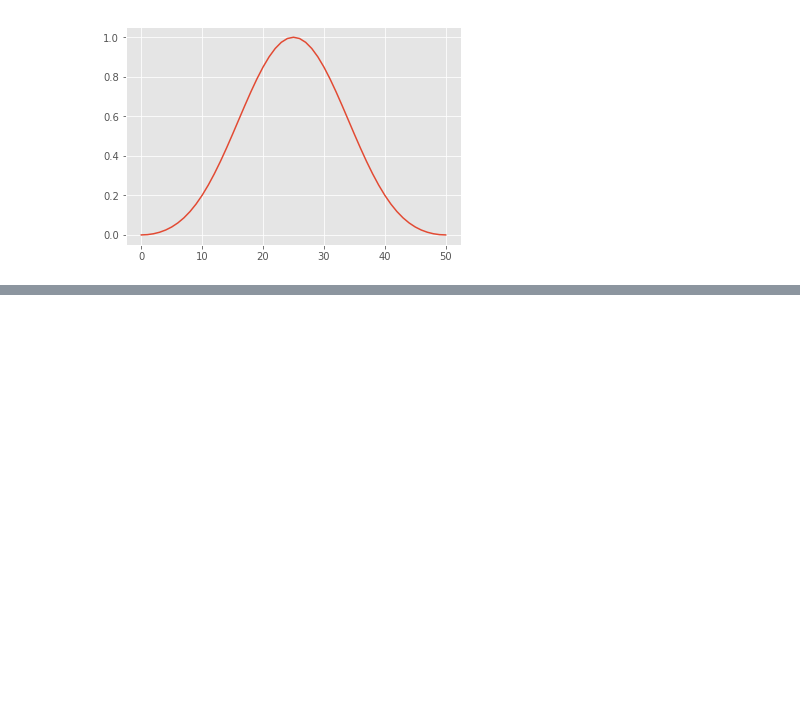
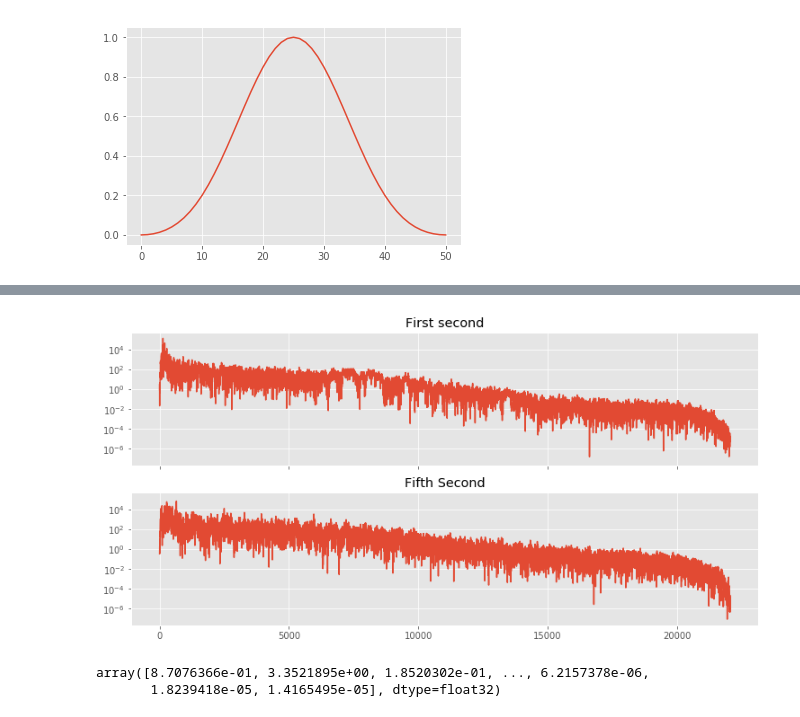
Before and after one commit to mcstanle/freezam, a Jupyter notebook: notebooks/exploring_some_audio_data.ipynb, the cells around one changed output, grey strips where cells are left out. Saved outputs shown, nothing was run; the diff lists cells and outputs as text; code cells hidden in the pictures; blank space fills up the shorter version.

```diff
--- a/notebooks/exploring_some_audio_data.ipynb
+++ b/notebooks/exploring_some_audio_data.ipynb
@@ -102,0 +148,18 @@ f, pxx_den = signal.periodogram(data_sub, fs=fs)
+# %%
+# plot these two side by side
+fig, ax = plt.subplots(2, 1, sharex=True, sharey=True, figsize=(12.5, 6))
+
+ax[0].semilogy(f_1, pxx_den_1)
+ax[0].set_title('First second')
+
+ax[1].semilogy(f_5, pxx_den_5)
+ax[1].set_title('Fifth Second')
+
+plt.show()
+# %% [output]
+[figure, added]
+# %%
+pxx_den_1[np.where(pxx_den_1<20000)]
+# %% [output]
+array([8.7076366e-01, 3.3521895e+00, 1.8520302e-01, ..., 6.2157378e-06,
+       1.8239418e-05, 1.4165495e-05], dtype=float32)
```
Also changed, not shown: parts of 28 cells of this notebook, 2 other files.
